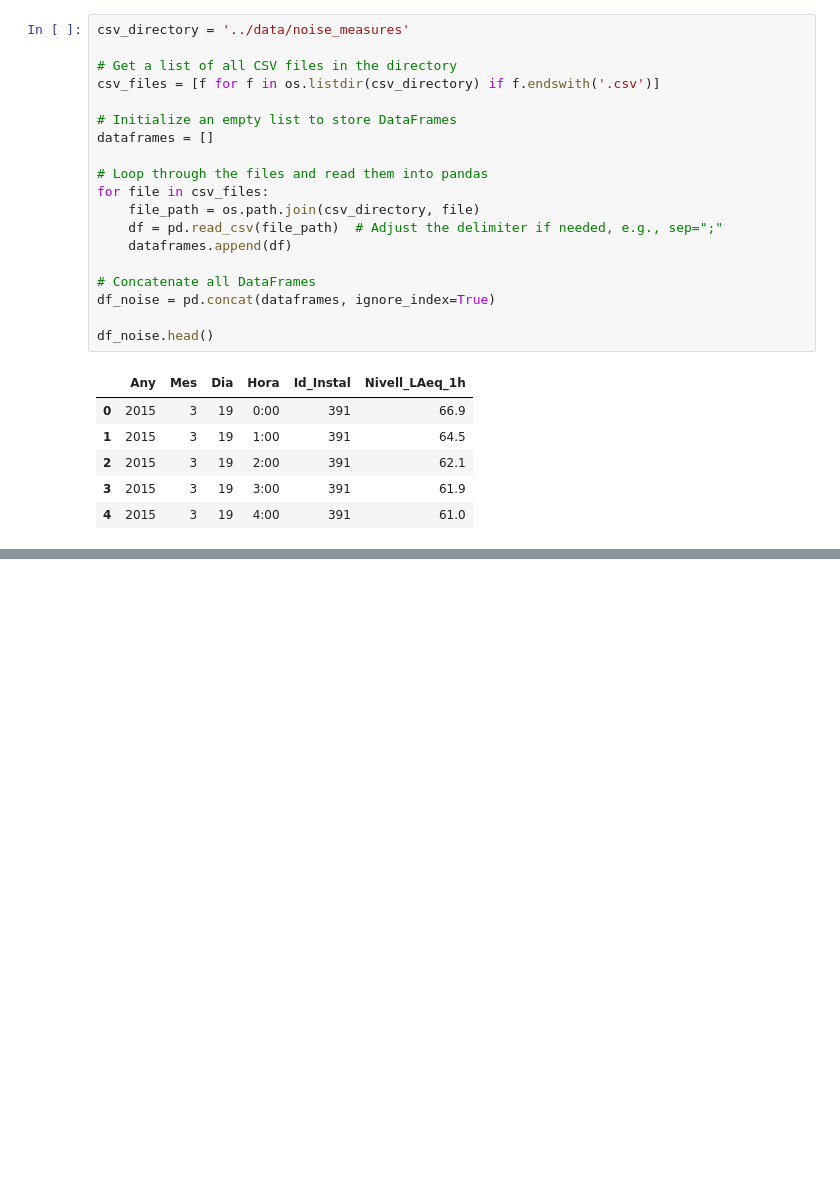
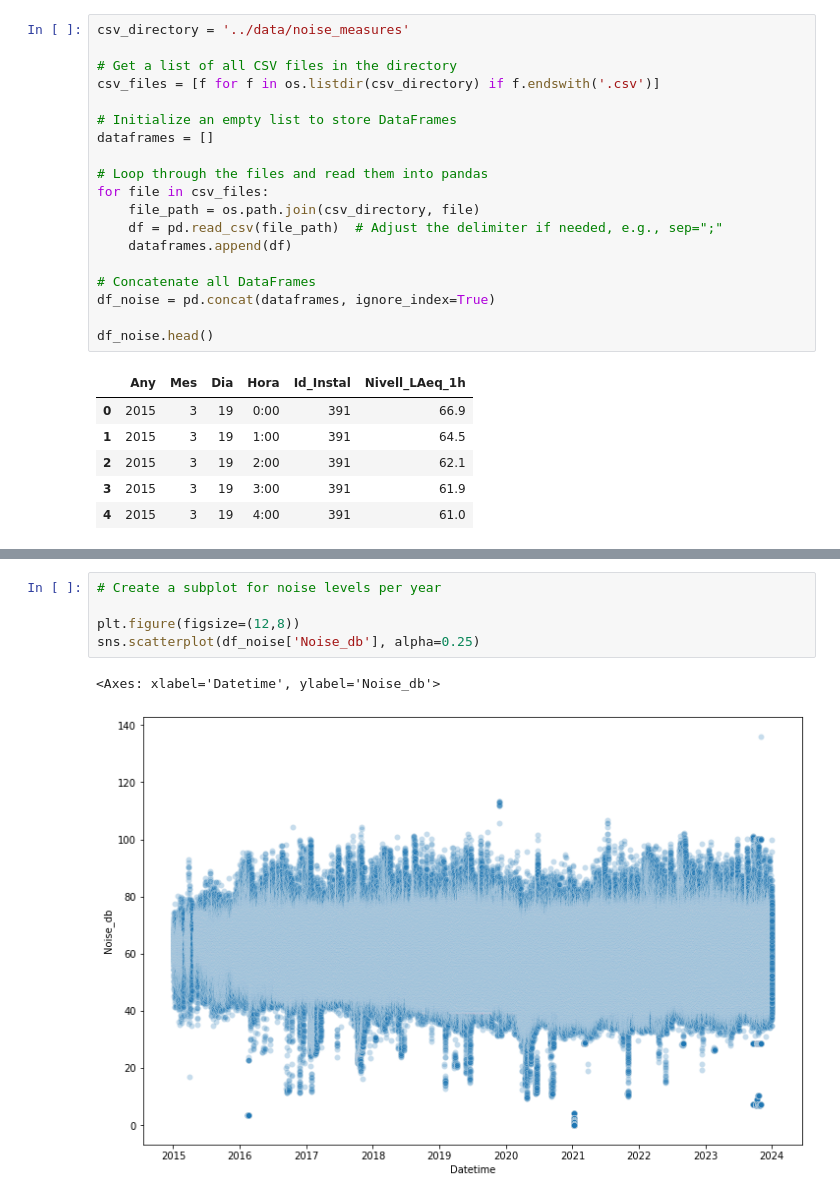
Before and after one commit to ivanseldas/COVID-Noise-Impact-Barcelona, a Jupyter notebook: notebooks/noise_bcn.ipynb, the cells around one changed output, grey strips where cells are left out. Saved outputs shown, nothing was run; the diff lists cells and outputs as text; blank space fills up the shorter version.

```diff
--- a/notebooks/noise_bcn.ipynb
+++ b/notebooks/noise_bcn.ipynb
@@ -599,0 +139,8 @@ H1: A != B
+# %%
+# Create a subplot for noise levels per year
+
+plt.figure(figsize=(12,8))
+sns.scatterplot(df_noise['Noise_db'], alpha=0.25)
+# %% [output]
+<Axes: xlabel='Datetime', ylabel='Noise_db'>
+[figure, added]
```
Also changed, not shown: parts of 53 cells of this notebook, 1 other file.
